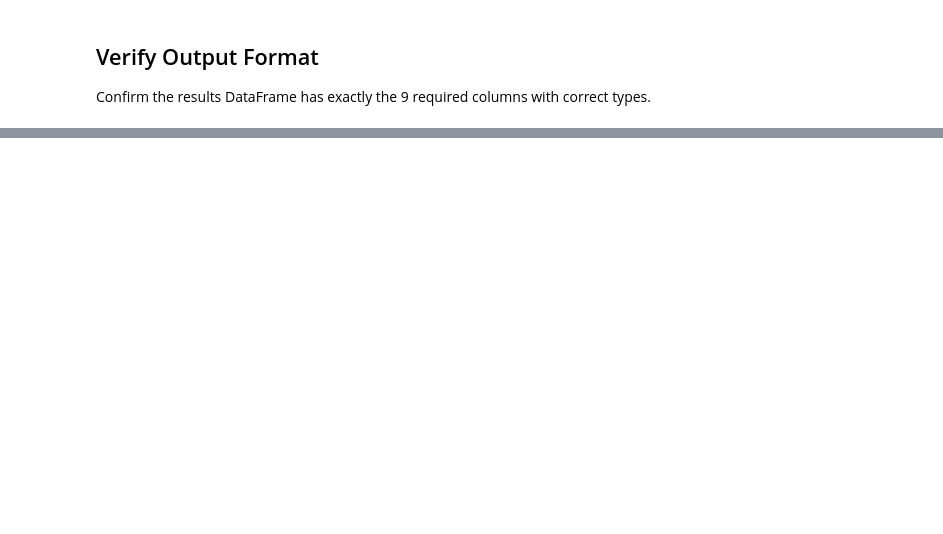
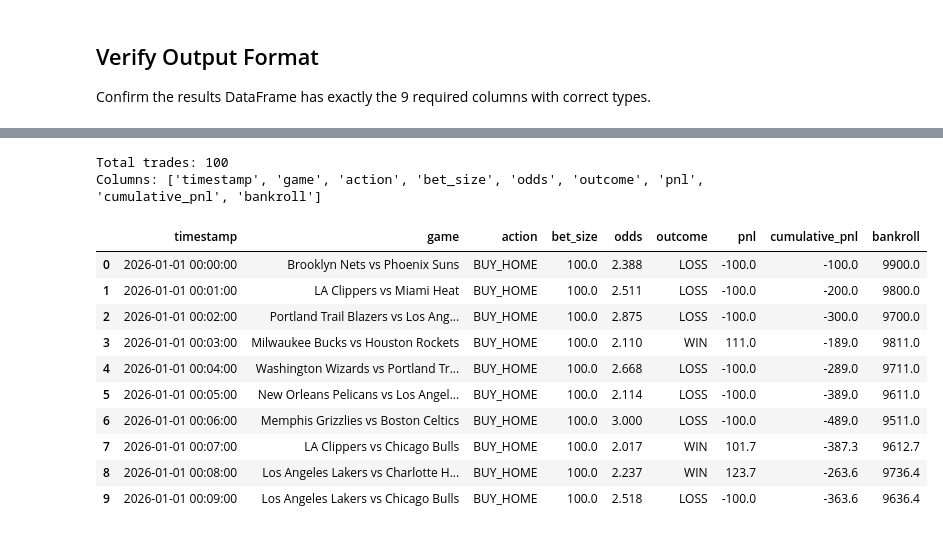
Before and after one commit to TanishqK27/CUIC_Sem2_Project, a Jupyter notebook: tools/backtester.ipynb, the cells around one changed output, grey strips where cells are left out. Drawn from its saved outputs; the diff is of its cells as text; code cells hidden in the pictures; blank space fills up the shorter version.

```diff
--- a/tools/backtester.ipynb
+++ b/tools/backtester.ipynb
@@ -171,8 +171,9 @@ def backtest(
         context["trade_count"] = len(trades)
         context["cumulative_pnl"] = cumulative_pnl
 
-        # Get strategy signal
-        signal = strategy_fn(row, context)
+        # Remove outcome column to prevent data leakage
+        strategy_row = row.drop(labels=["home_win"])
+        signal = strategy_fn(strategy_row, context)
         action = signal.get("action", "SKIP")
 
         if action == "SKIP":
@@ -299,0 +341,6 @@ print("All output format checks passed!")
+# %%
+# Load Mya's test data (100 rows)
+mya_data = load_backtest_data("2026-01-01", "2026-12-31", csv_path=TEST_CSV)
+print(f"Games loaded: {len(mya_data)}")
+print(f"Columns: {mya_data.columns.tolist()}")
+mya_data.head()
@@ -299,0 +357,20 @@ print("All output format checks passed!")
+# %%
+# Run backtest on Mya's data
+mya_results = backtest(mya_data, always_bet_home, initial_bankroll=10000.0)
+print(f"Total trades: {len(mya_results)}")
+print(f"Columns: {mya_results.columns.tolist()}")
+mya_results.head(10)
+# %% [output]
+Total trades: 100
+Columns: ['timestamp', 'game', 'action', 'bet_size', 'odds', 'outcome', 'pnl', 'cumulative_pnl', 'bankroll']
+|  | timestamp | game | action | bet_size | odds | outcome | pnl | cumulative_pnl | bankroll |
+| 0 | 2026-01-01 00:00:00 | Brooklyn Nets vs Phoenix Suns | BUY_HOME | 100.0 | 2.388 | LOSS | -100.0 | -100.0 | 9900.0 |
+| 1 | 2026-01-01 00:01:00 | LA Clippers vs Miami Heat | BUY_HOME | 100.0 | 2.511 | LOSS | -100.0 | -200.0 | 9800.0 |
+| 2 | 2026-01-01 00:02:00 | Portland Trail Blazers vs Los Ang... | BUY_HOME | 100.0 | 2.875 | LOSS | -100.0 | -300.0 | 9700.0 |
+| 3 | 2026-01-01 00:03:00 | Milwaukee Bucks vs Houston Rockets | BUY_HOME | 100.0 | 2.110 | WIN | 111.0 | -189.0 | 9811.0 |
+| 4 | 2026-01-01 00:04:00 | Washington Wizards vs Portland Tr... | BUY_HOME | 100.0 | 2.668 | LOSS | -100.0 | -289.0 | 9711.0 |
+| 5 | 2026-01-01 00:05:00 | New Orleans Pelicans vs Los Angel... | BUY_HOME | 100.0 | 2.114 | LOSS | -100.0 | -389.0 | 9611.0 |
+| 6 | 2026-01-01 00:06:00 | Memphis Grizzlies vs Boston Celtics | BUY_HOME | 100.0 | 3.000 | LOSS | -100.0 | -489.0 | 9511.0 |
+| 7 | 2026-01-01 00:07:00 | LA Clippers vs Chicago Bulls | BUY_HOME | 100.0 | 2.017 | WIN | 101.7 | -387.3 | 9612.7 |
+| 8 | 2026-01-01 00:08:00 | Los Angeles Lakers vs Charlotte H... | BUY_HOME | 100.0 | 2.237 | WIN | 123.7 | -263.6 | 9736.4 |
+| 9 | 2026-01-01 00:09:00 | Los Angeles Lakers vs Chicago Bulls | BUY_HOME | 100.0 | 2.518 | LOSS | -100.0 | -363.6 | 9636.4 |
```
Also changed, not shown: parts of 8 cells of this notebook.
